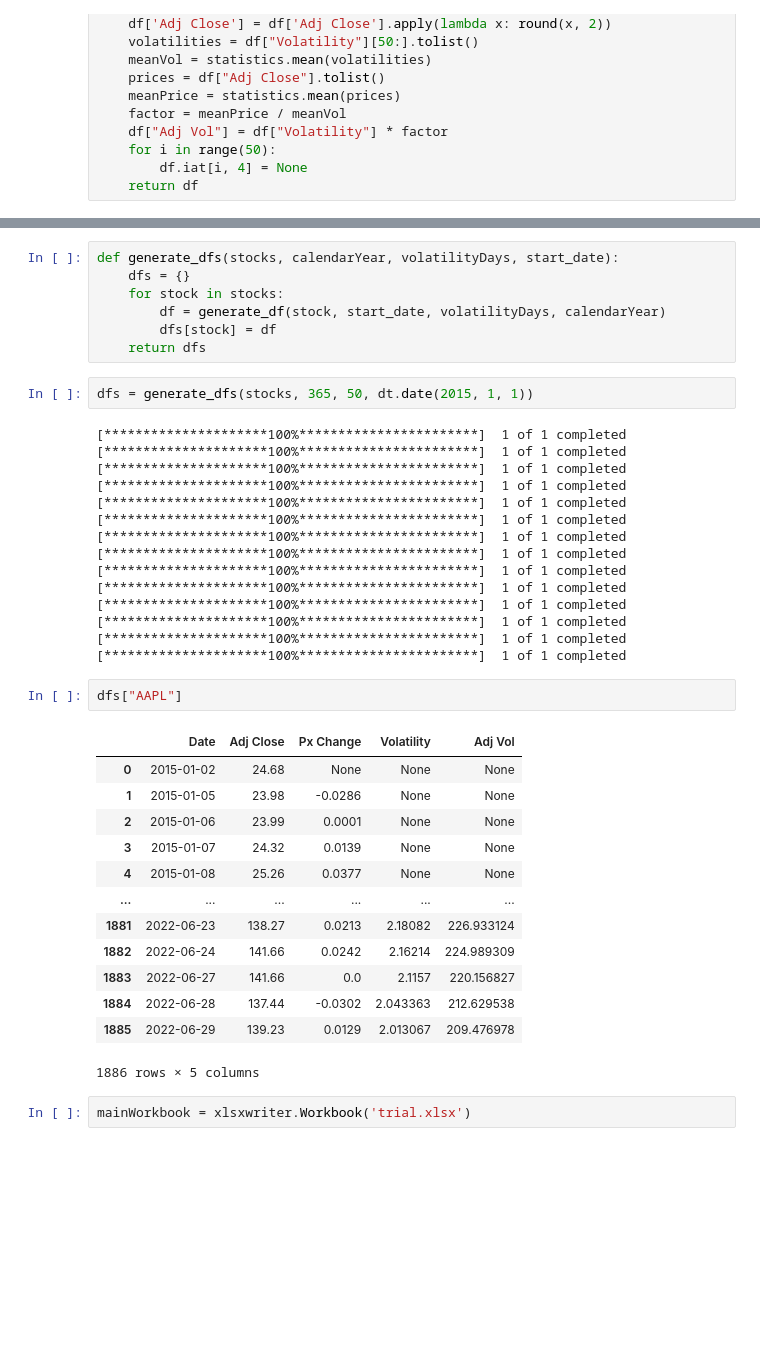
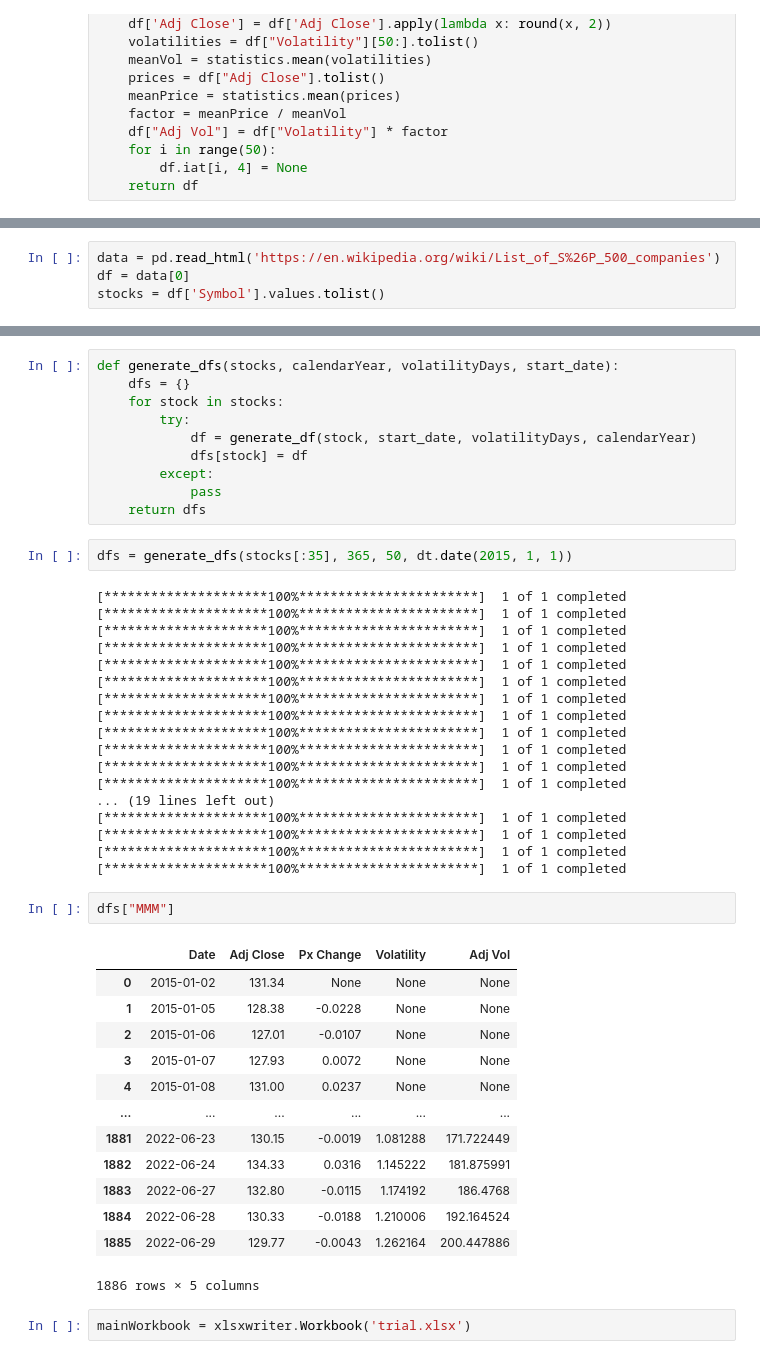
Before and after one commit to jleuschen17/excelAutomater, a Jupyter notebook: excelAutomater.ipynb, the cells around one changed output, grey strips where cells are left out. Drawn from its saved outputs; the diff is of its cells as text; blank space fills up the shorter version.

```diff
--- a/excelAutomater.ipynb
+++ b/excelAutomater.ipynb
@@ -46,0 +45,4 @@ stocks = ["AMAM", "HCWB", "JANX", "HOWL", "IKNA", "BOLT", "SNSE",
+# %%
+data = pd.read_html('https://en.wikipedia.org/wiki/List_of_S%26P_500_companies')
+df = data[0]
+stocks = df['Symbol'].values.tolist()
@@ -48,11 +70,14 @@ stocks = ["AMAM", "HCWB", "JANX", "HOWL", "IKNA", "BOLT", "SNSE",
 def generate_dfs(stocks, calendarYear, volatilityDays, start_date):
     dfs = {}
     for stock in stocks:
-        df = generate_df(stock, start_date, volatilityDays, calendarYear)
-        dfs[stock] = df
+        try:
+            df = generate_df(stock, start_date, volatilityDays, calendarYear)
+            dfs[stock] = df
+        except:
+            pass
     return dfs
 # %%
-dfs = generate_dfs(stocks, 365, 50, dt.date(2015, 1, 1))
+dfs = generate_dfs(stocks[:35], 365, 50, dt.date(2015, 1, 1))
 # %% [output]
 [*********************100%***********************]  1 of 1 completed
 [*********************100%***********************]  1 of 1 completed
@@ -66,23 +91,26 @@ dfs = generate_dfs(stocks, 365, 50, dt.date(2015, 1, 1))
 [*********************100%***********************]  1 of 1 completed
 [*********************100%***********************]  1 of 1 completed
 [*********************100%***********************]  1 of 1 completed
+... (19 lines left out)
 [*********************100%***********************]  1 of 1 completed
 [*********************100%***********************]  1 of 1 completed
+[*********************100%***********************]  1 of 1 completed
+[*********************100%***********************]  1 of 1 completed
 # %%
-dfs["AAPL"]
+dfs["MMM"]
 # %% [output]
 |  | Date | Adj Close | Px Change | Volatility | Adj Vol |
-| 0 | 2015-01-02 | 24.68 | None | None | None |
-| 1 | 2015-01-05 | 23.98 | -0.0286 | None | None |
-| 2 | 2015-01-06 | 23.99 | 0.0001 | None | None |
-| 3 | 2015-01-07 | 24.32 | 0.0139 | None | None |
-| 4 | 2015-01-08 | 25.26 | 0.0377 | None | None |
+| 0 | 2015-01-02 | 131.34 | None | None | None |
+| 1 | 2015-01-05 | 128.38 | -0.0228 | None | None |
+| 2 | 2015-01-06 | 127.01 | -0.0107 | None | None |
+| 3 | 2015-01-07 | 127.93 | 0.0072 | None | None |
+| 4 | 2015-01-08 | 131.00 | 0.0237 | None | None |
 | ... | ... | ... | ... | ... | ... |
-| 1881 | 2022-06-23 | 138.27 | 0.0213 | 2.18082 | 226.933124 |
-| 1882 | 2022-06-24 | 141.66 | 0.0242 | 2.16214 | 224.989309 |
-| 1883 | 2022-06-27 | 141.66 | 0.0 | 2.1157 | 220.156827 |
-| 1884 | 2022-06-28 | 137.44 | -0.0302 | 2.043363 | 212.629538 |
-| 1885 | 2022-06-29 | 139.23 | 0.0129 | 2.013067 | 209.476978 |
+| 1881 | 2022-06-23 | 130.15 | -0.0019 | 1.081288 | 171.722449 |
+| 1882 | 2022-06-24 | 134.33 | 0.0316 | 1.145222 | 181.875991 |
+| 1883 | 2022-06-27 | 132.80 | -0.0115 | 1.174192 | 186.4768 |
+| 1884 | 2022-06-28 | 130.33 | -0.0188 | 1.210006 | 192.164524 |
+| 1885 | 2022-06-29 | 129.77 | -0.0043 | 1.262164 | 200.447886 |
 1886 rows × 5 columns
 # %%
 mainWorkbook = xlsxwriter.Workbook('trial.xlsx')
```
Also changed, not shown: parts of 6 cells of this notebook.
